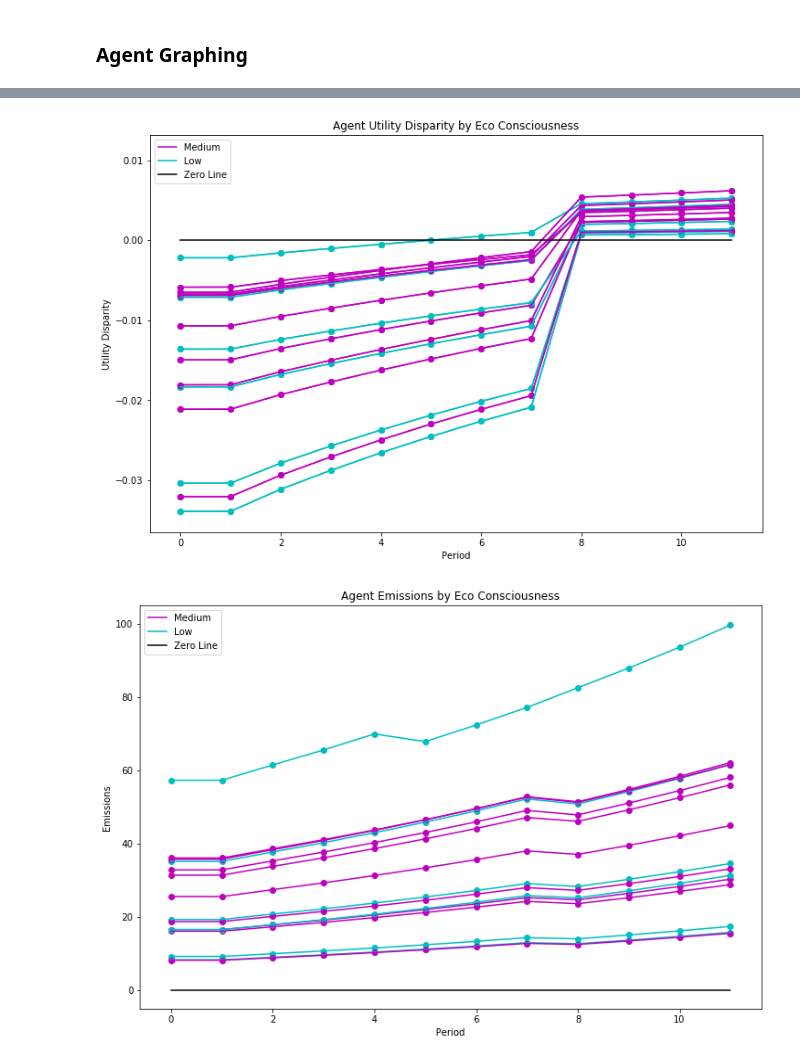
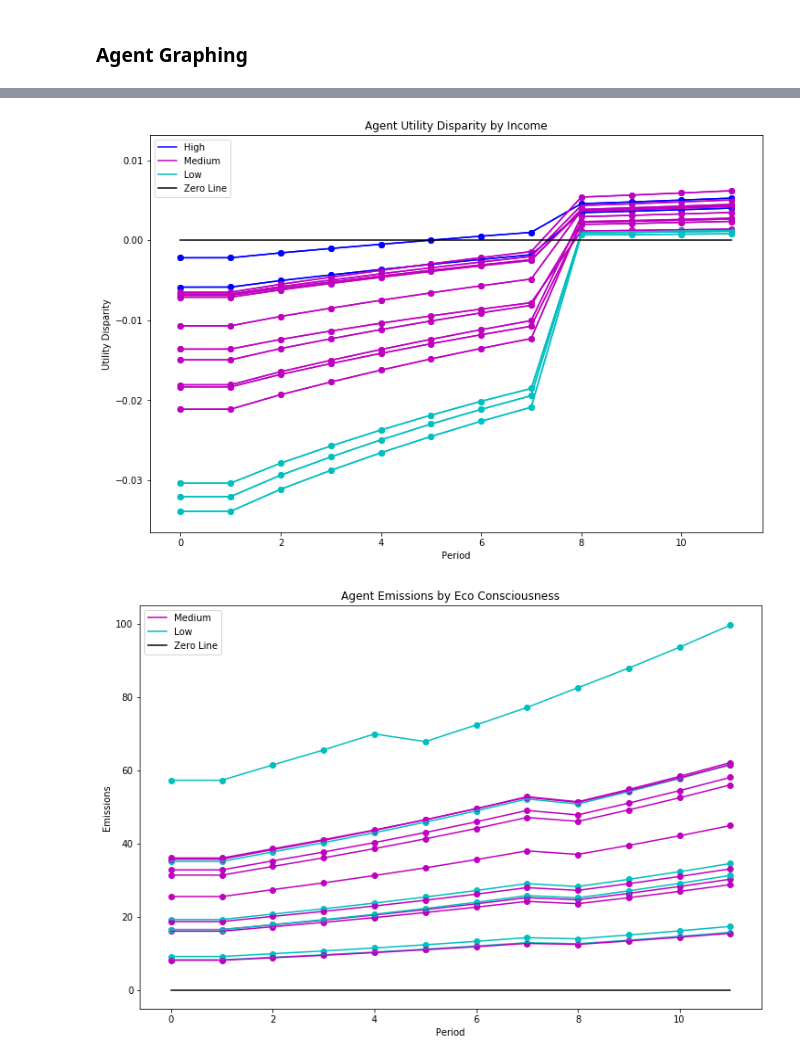
Before and after one commit to EyreC/EnvEcon, a Jupyter notebook: Visualisations/3.0 visualisations_with_agents.ipynb, the cells around one changed output, grey strips where cells are left out. Drawn from its saved outputs; the diff is of its cells as text; code cells hidden in the pictures.

```diff
--- a/Visualisations/3.0 visualisations_with_agents.ipynb
+++ b/Visualisations/3.0 visualisations_with_agents.ipynb
@@ -281,15 +259,0 @@ agent1_utility_disparity = agent1_data['UtilityDisparity']
-# %%
-fig, ax = plt.subplots()
-
-    ax.set_title('Aggregate Emissions')
-    ax.set_ylabel('Emissions')
-    ax.set_xlabel('Period')
-
-
-    for i,df in enumerate(dfs):
-        emissions = aggregate_emissions(df)
-        periods = [i for i in range(len(emissions))]
-
-        ax.plot( periods, emissions, label=labels[i])
-        ax.scatter(periods, emissions)
-    ax.legend(loc='upper left')
@@ -409,0 +361,5 @@ ax.plot(data,c='r')
+# %%
+sca_filepath = './social_agent.csv'
+sca_df = pd.read_csv(sca_filepath)
+
+agent_plotter(sca_df, 'Utility Disparity', 'Eco Consciousness')
@@ -410,7 +368,7 @@ ax.plot(data,c='r')
 # %%
-agent_plotter(sca_df, 'Utility Disparity', 'Eco Consciousness')
+agent_plotter(sca_df, 'Utility Disparity', 'Income')
 # %% [output]
-[figure, old version]
+[figure, new version]
 # %%
 agent_plotter(sca_df, 'Emissions', 'Eco Consciousness')
 # %% [output]
```
Also changed, not shown: parts of 10 cells of this notebook.
